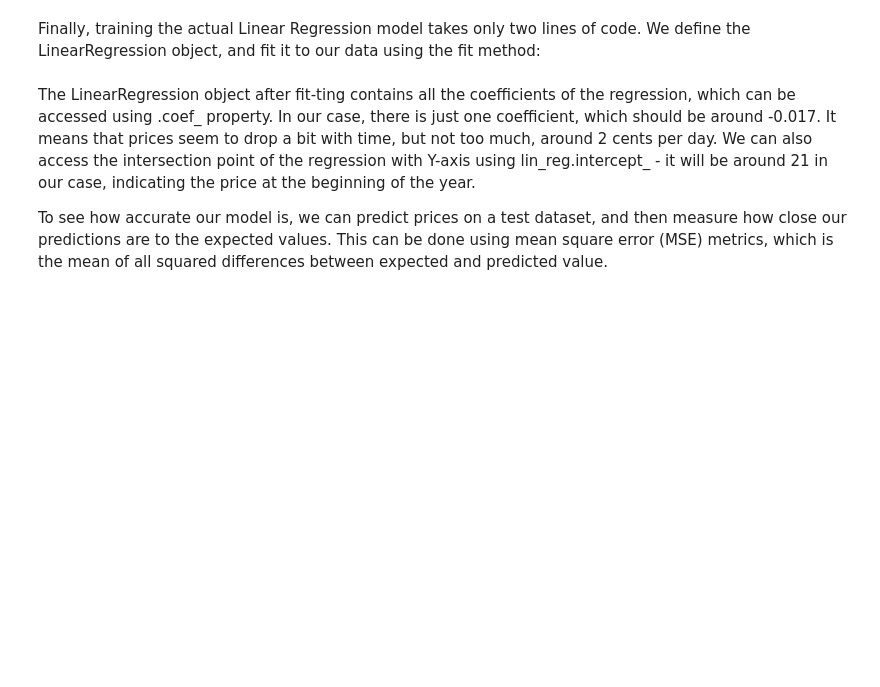
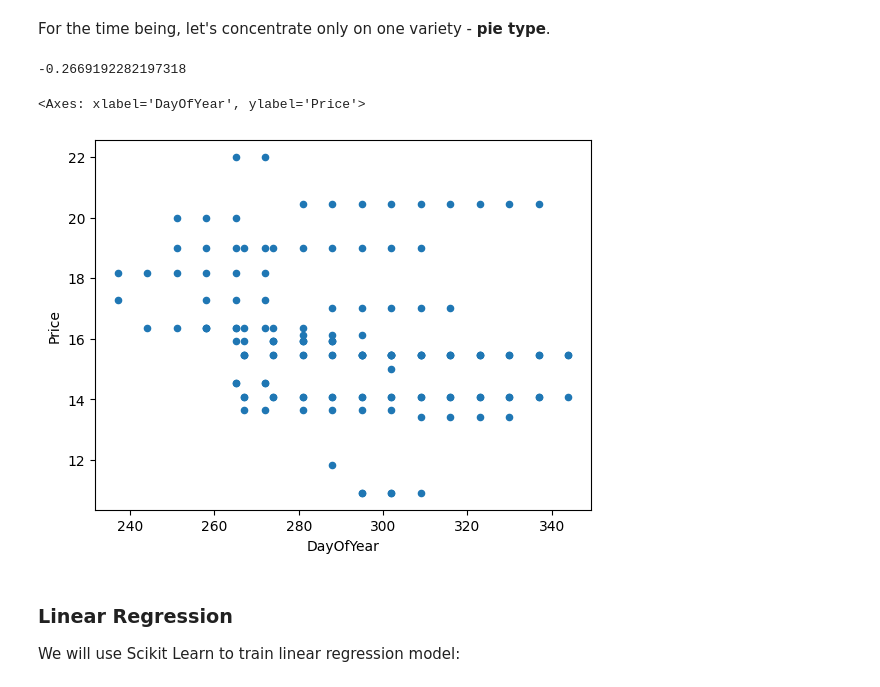
Before and after one commit to paladique/azureday-princeton, a Jupyter notebook: data-science-codespaces/notebook.ipynb, the cells around one changed output. Drawn from its saved outputs; the diff is of its cells as text; code cells hidden in the pictures; blank space fills up the shorter version.

```diff
--- a/data-science-codespaces/notebook.ipynb
+++ b/data-science-codespaces/notebook.ipynb
@@ -55,2 +93,16 @@ To train our Linear Regression model, we will use the Scikit-learn library. We s
+# %% [markdown]
+For the time being, let's concentrate only on one variety - **pie type**.
+# %%
+pie_pumpkins = new_pumpkins[new_pumpkins['Variety']=='PIE TYPE']
+print(pie_pumpkins['DayOfYear'].corr(pie_pumpkins['Price']))
+pie_pumpkins.plot.scatter('DayOfYear','Price')
+# %% [output]
+-0.2669192282197318
+<Axes: xlabel='DayOfYear', ylabel='Price'>
+[figure, added]
+# %% [markdown]
+### Linear Regression
+
+We will use Scikit Learn to train linear regression model:
 # %%
 from sklearn.linear_model import LinearRegression
@@ -64,2 +110,0 @@ X_train, X_test, y_train, y_test = train_test_split(X, y, test_size=0.2, random_
-# %% [markdown]
-Finally, training the actual Linear Regression model takes only two lines of code. We define the LinearRegression object, and fit it to our data using the fit method:
@@ -69,5 +111 @@ lin_reg.fit(X_train,y_train)
-# %% [markdown]
-The LinearRegression object after fit-ting contains all the coefficients of the regression, which can be accessed using .coef_ property. In our case, there is just one coefficient, which should be around -0.017. It means that prices seem to drop a bit with time, but not too much, around 2 cents per day. We can also access the intersection point of the regression with Y-axis using lin_reg.intercept_ - it will be around 21 in our case, indicating the price at the beginning of the year.
-
-To see how accurate our model is, we can predict prices on a test dataset, and then measure how close our predictions are to the expected values. This can be done using mean square error (MSE) metrics, which is the mean of all squared differences between expected and predicted value.
 # %%
```
Also changed, not shown: parts of 39 cells of this notebook, 3 other files.
